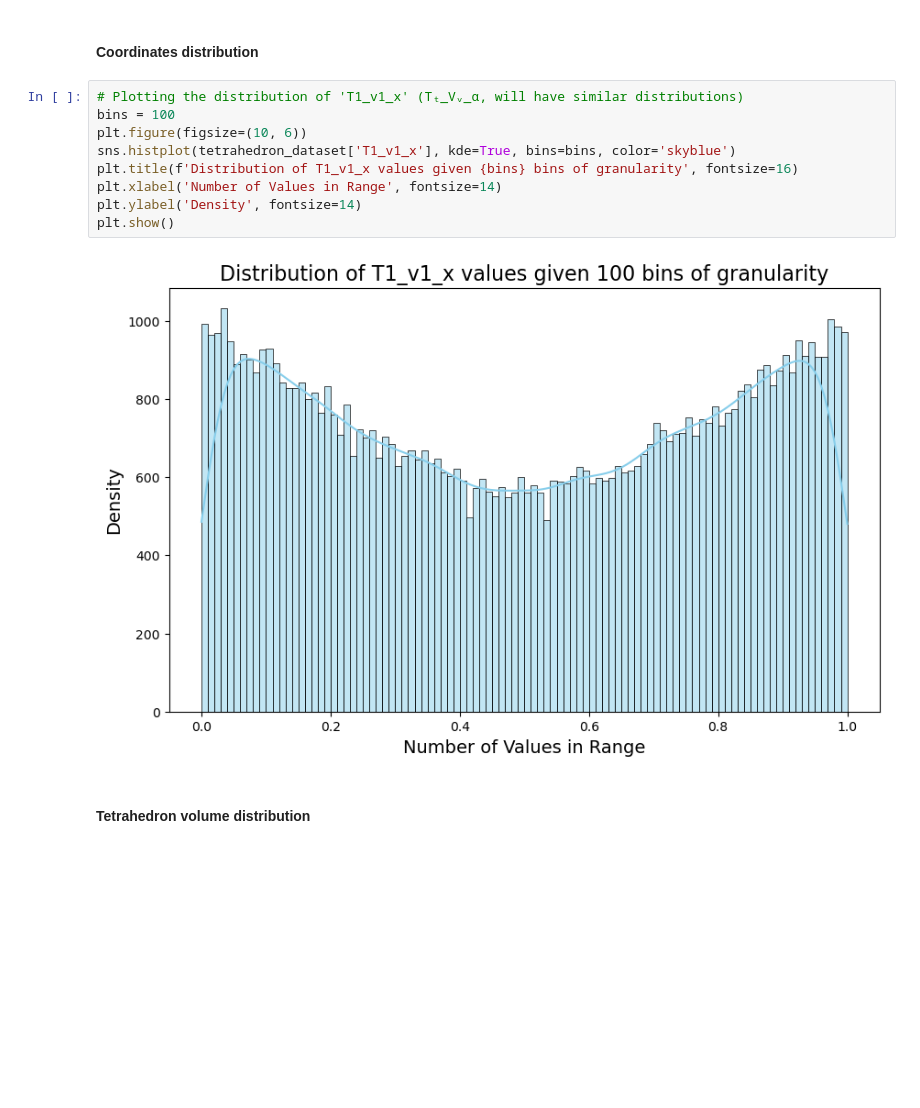
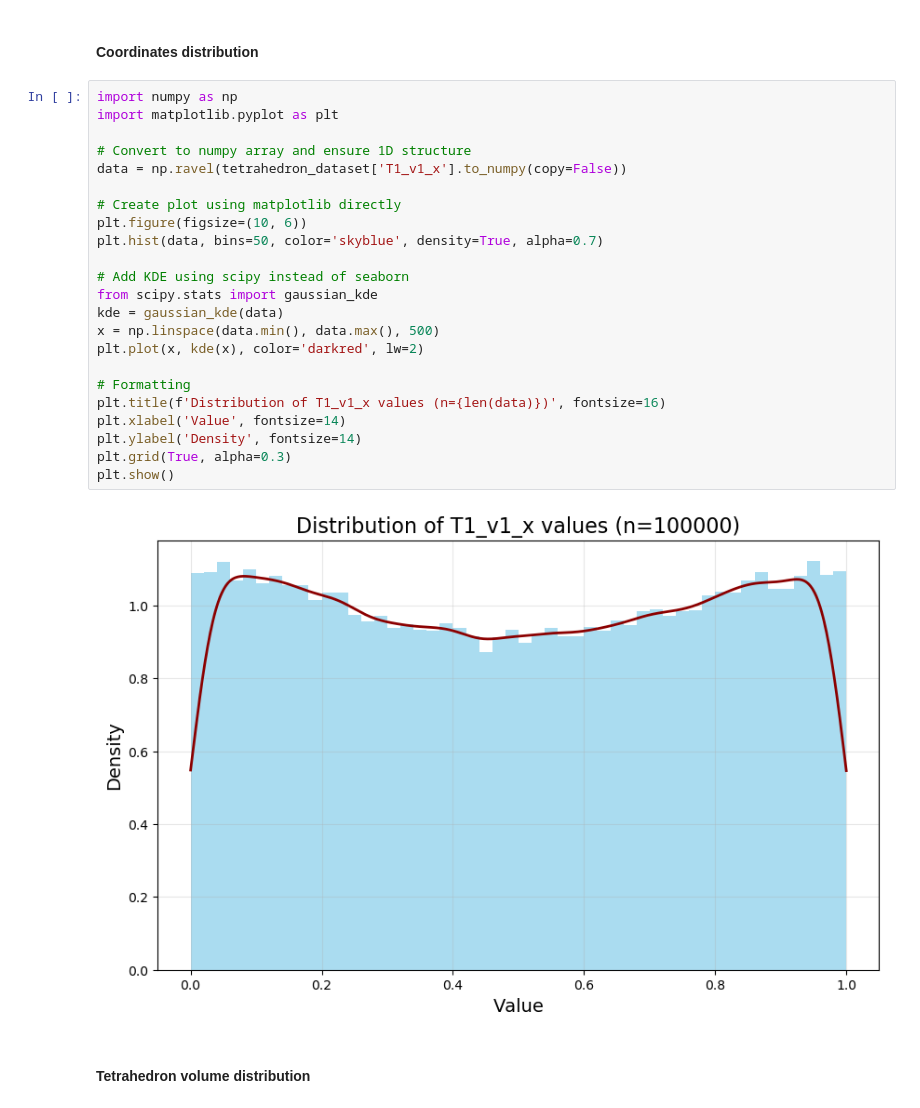
Before and after one commit to ErendiroPedro/tetrahedron_pair_ML, a Jupyter notebook: notebooks/data_analysis.ipynb, the cells around one changed output. Drawn from its saved outputs; the diff is of its cells as text; blank space fills up the shorter version.

Commit message:
update data analysis

```diff
--- a/notebooks/data_analysis.ipynb
+++ b/notebooks/data_analysis.ipynb
@@ -112,17 +112,31 @@ Min coordinate precision in the dataset: 10 decimal places
 Max coordinate precision in the dataset: 16 decimal places
 # %% [markdown]
 #### Coordinates distribution
-# %%
-# Plotting the distribution of 'T1_v1_x' (Tₜ_Vᵥ_α, will have similar distributions)
-bins = 100
-plt.figure(figsize=(10, 6))
-sns.histplot(tetrahedron_dataset['T1_v1_x'], kde=True, bins=bins, color='skyblue')
-plt.title(f'Distribution of T1_v1_x values given {bins} bins of granularity', fontsize=16)
-plt.xlabel('Number of Values in Range', fontsize=14)
-plt.ylabel('Density', fontsize=14)
-plt.show()
-# %% [output]
-[figure, removed]
+# %%
+import numpy as np
+import matplotlib.pyplot as plt
+
+# Convert to numpy array and ensure 1D structure
+data = np.ravel(tetrahedron_dataset['T1_v1_x'].to_numpy(copy=False))
+
+# Create plot using matplotlib directly
+plt.figure(figsize=(10, 6))
+plt.hist(data, bins=50, color='skyblue', density=True, alpha=0.7)
+
+# Add KDE using scipy instead of seaborn
+from scipy.stats import gaussian_kde
+kde = gaussian_kde(data)
+x = np.linspace(data.min(), data.max(), 500)
+plt.plot(x, kde(x), color='darkred', lw=2)
+
+# Formatting
+plt.title(f'Distribution of T1_v1_x values (n={len(data)})', fontsize=16)
+plt.xlabel('Value', fontsize=14)
+plt.ylabel('Density', fontsize=14)
+plt.grid(True, alpha=0.3)
+plt.show()
+# %% [output]
+[figure, added]
 # %% [markdown]
 #### Tetrahedron volume distribution
 # %%
```
Also changed, not shown: parts of 6 cells of this notebook.
